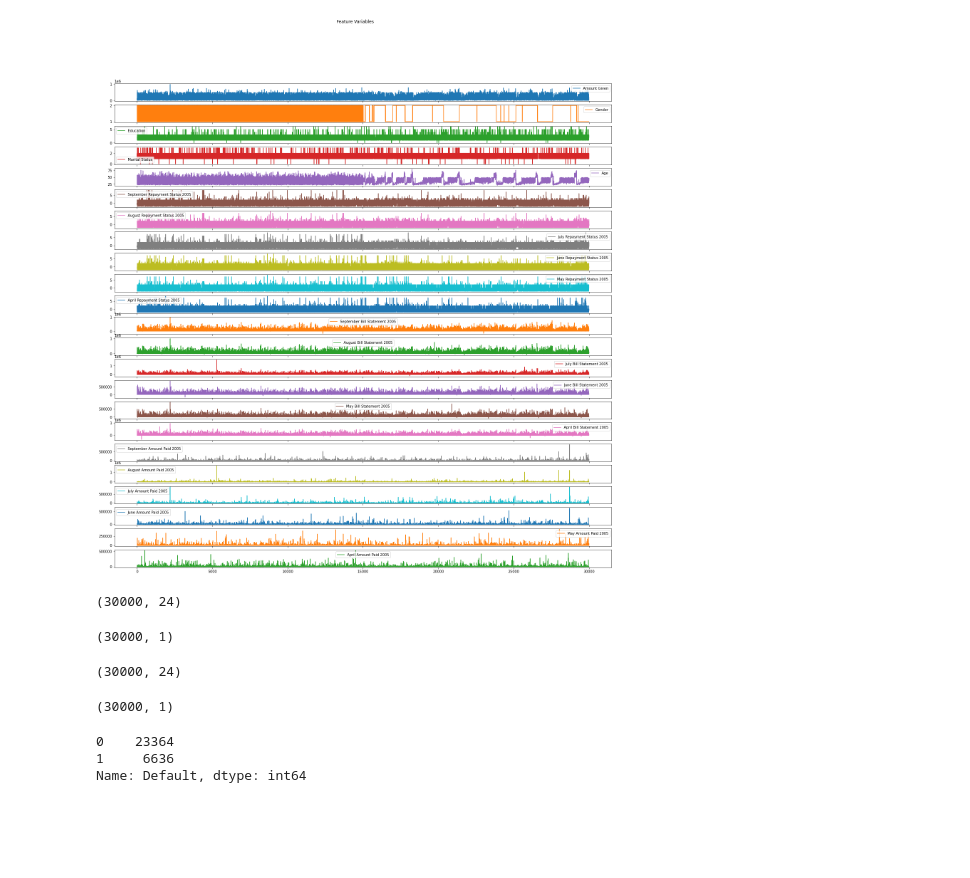
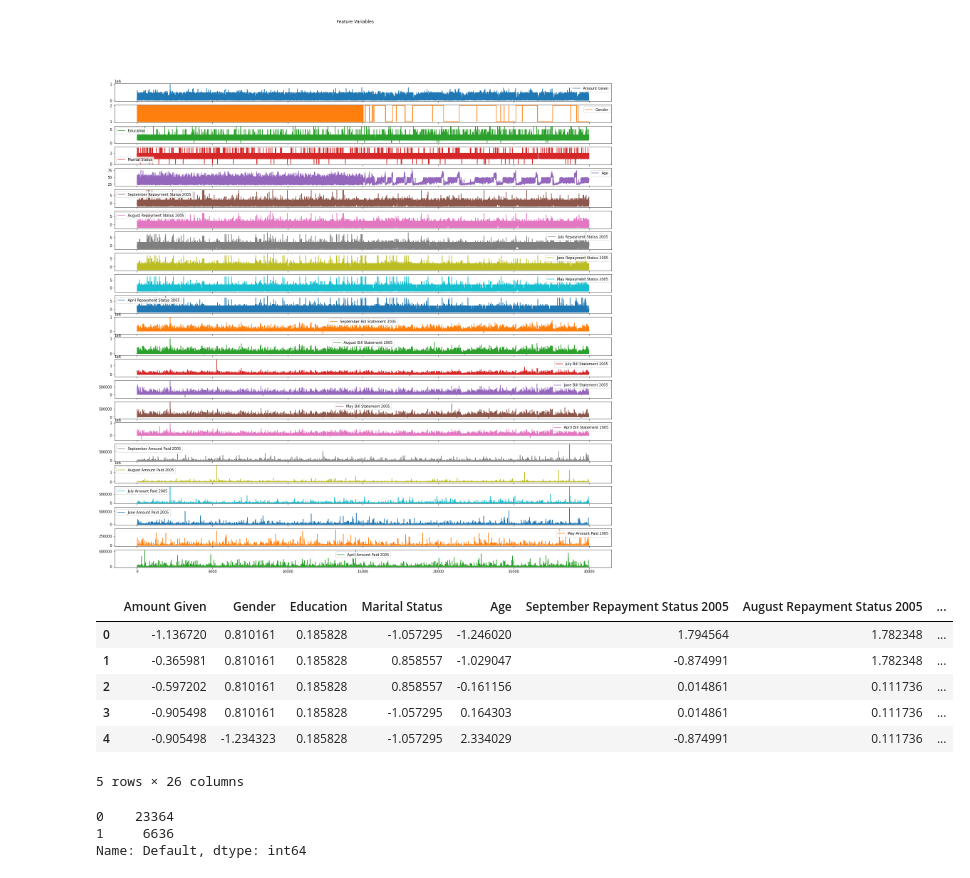
Before and after one commit to pyrds/FranklinU, a Jupyter notebook: DATA611FinalProject.ipynb, the cells around one changed output. Drawn from its saved outputs; the diff is of its cells as text; code cells hidden in the pictures; blank space fills up the shorter version.

```diff
--- a/DATA611FinalProject.ipynb
+++ b/DATA611FinalProject.ipynb
@@ -135,11 +124,3 @@ Features_Data = data[['Amount Given', 'Gender', 'Education', 'Marital Status', '
        'September Amount Paid 2005', 'August Amount Paid 2005', 'July Amount Paid 2005', 'June Amount Paid 2005', 'May Amount Paid 2005', 'April Amount Paid 2005',
        'Average Repayment Status','Average Bill Statement','Average Amount Paid']]
 Target_Data = data[['Default']]
-# %%
-Features_Data.shape
-# %% [output]
-(30000, 24)
-# %%
-Target_Data.shape
-# %% [output]
-(30000, 1)
@@ -151,11 +127,13 @@ data_target=Target_Data.values
-# %%
-data_features.shape
-# %% [output]
-(30000, 24)
-# %%
-data_target.shape
-# %% [output]
-(30000, 1)
+# %%
+scaled_features_df.head(5)
+# %% [output]
+|  | Amount Given | Gender | Education | Marital Status | Age | September Repayment Status 2005 | August Repayment Status 2005 | ... |
+| 0 | -1.136720 | 0.810161 | 0.185828 | -1.057295 | -1.246020 | 1.794564 | 1.782348 | ... |
+| 1 | -0.365981 | 0.810161 | 0.185828 | 0.858557 | -1.029047 | -0.874991 | 1.782348 | ... |
+| 2 | -0.597202 | 0.810161 | 0.185828 | 0.858557 | -0.161156 | 0.014861 | 0.111736 | ... |
+| 3 | -0.905498 | 0.810161 | 0.185828 | -1.057295 | 0.164303 | 0.014861 | 0.111736 | ... |
+| 4 | -0.905498 | -1.234323 | 0.185828 | -1.057295 | 2.334029 | -0.874991 | 0.111736 | ... |
+5 rows × 26 columns
 # %%
 ##count of individuals who defaulted
 Default_count = data.Default.value_counts()
```
Also changed, not shown: parts of 7 cells of this notebook.
